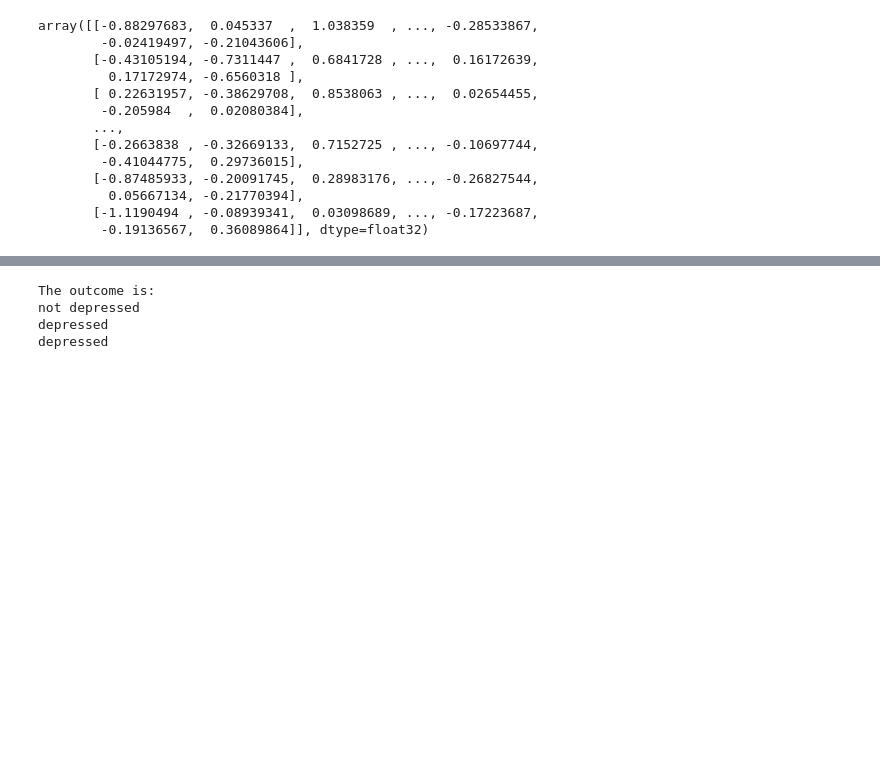
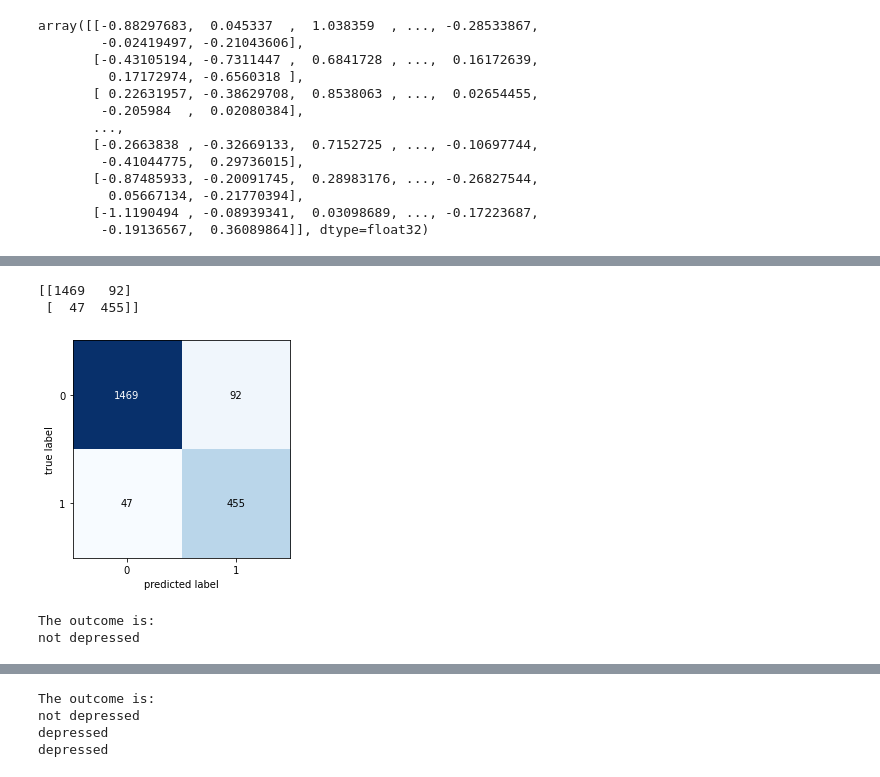
Before and after one commit to sumanta-barman/TechLabs_medicine, a Jupyter notebook: Depression_prediction_tweets.ipynb, the cells around one changed output, grey strips where cells are left out. Drawn from its saved outputs; the diff is of its cells as text; code cells hidden in the pictures; blank space fills up the shorter version.

```diff
--- a/Depression_prediction_tweets.ipynb
+++ b/Depression_prediction_tweets.ipynb
@@ -203,0 +285,8 @@ array([[-0.88297683,  0.045337  ,  1.038359  , ..., -0.28533867,
+# %%
+#Naives Bayes Classifier
+from sklearn.metrics import classification_report
+from sklearn.naive_bayes import GaussianNB
+model1= GaussianNB() #get instance of model
+fit1 = model1.fit(X_train, y_train) #train or fit model
+y_pred1=model1.predict(X_test) #get y predictons
+print(classification_report(y_test, y_pred1)) #output accuracy
@@ -203,0 +302,20 @@ array([[-0.88297683,  0.045337  ,  1.038359  , ..., -0.28533867,
+# %%
+from sklearn.metrics import confusion_matrix, accuracy_score
+cm1 = confusion_matrix(y_test, y_pred1)
+print(cm1)
+accuracy_score(y_test, y_pred1)
+
+from mlxtend.plotting import plot_confusion_matrix
+fig, ax = plot_confusion_matrix(conf_mat = cm1)
+plt.show()
+# %% [output]
+[[1469   92]
+ [  47  455]]
+[figure, added]
+# %%
+words = np.array(['not depressed', 'depressed'])
+print("The outcome is: ")
+print(words[fit1.predict([bert_model.encode("If you choose to define me by my mistakes, Remember redemption doesn't fall down at your feet.")])].squeeze())
+# %% [output]
+The outcome is:
+not depressed
```
Also changed, not shown: parts of 46 cells of this notebook, 8 other files.
